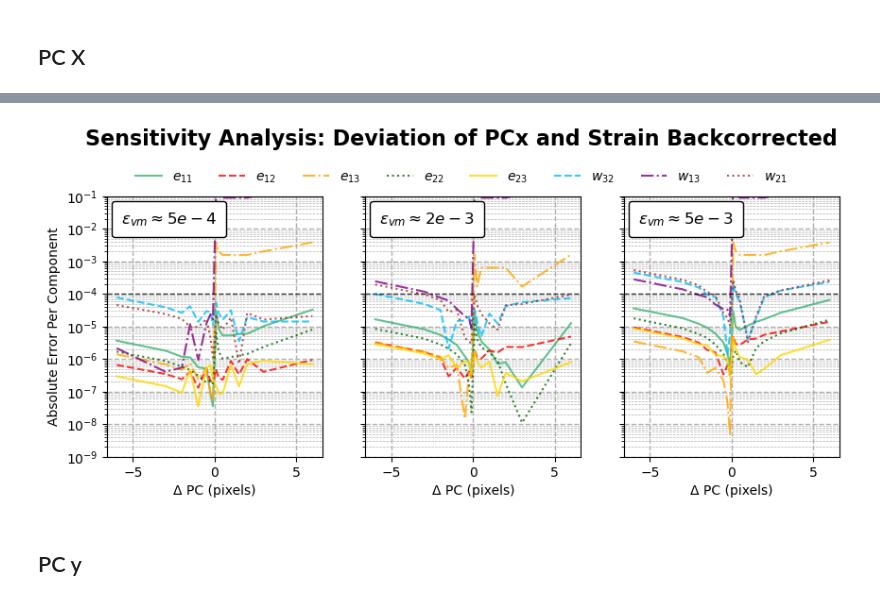
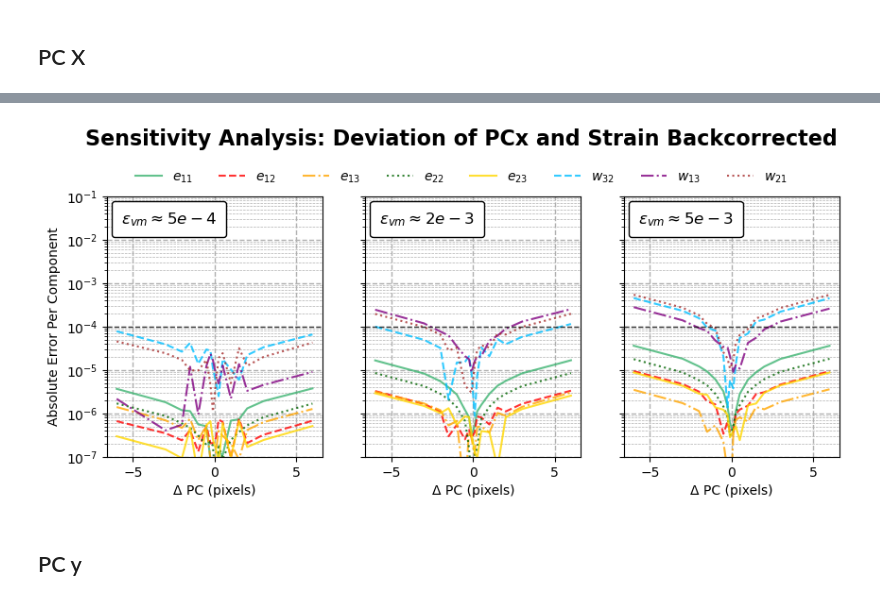
Before and after one commit to crestienne/IDIC-HREBSD, a Jupyter notebook: VisualizingResults-PCsensitivity.ipynb, the cells around one changed output, grey strips where cells are left out. Saved outputs shown, nothing was run; the diff lists cells and outputs as text; code cells hidden in the pictures.

```diff
--- a/VisualizingResults-PCsensitivity.ipynb
+++ b/VisualizingResults-PCsensitivity.ipynb
@@ -97,7 +99,7 @@ order = [15, 14, 13, 12, 11, 10, 9, 8, 0, 1, 2, 3, 4, 5, 6, 7]
 #copy the epsilont
 epsilon_copy = epsilon.copy()
 omega_copy = omega.copy()
-
+h_calc_copy = h_calc.copy()
 
 print(epsilon_copy.shape)
 print(omega_copy.shape)
@@ -105,7 +107,7 @@ print(omega_copy.shape)
 for i in range(len(order)):
     epsilon[i, :, :, :] = epsilon_copy[order[i], :, :, :]
     omega[i, :, :, :] = omega_copy[order[i], :, :, :]
-    h_calc[i, :, :] = h_calc[order[i], :, :]
+    h_calc[i, :, :] = h_calc_copy[order[i], :, :]
 epsilon = epsilon.reshape(Rows*Columns, 3, 3)
 omega = omega.reshape(Rows*Columns, 3, 3)
 h_calc = h_calc.reshape(Rows*Columns, 8)
@@ -571,7 +565,7 @@ for ax_idx, col in enumerate(column):
     # Add horizontal dashed line at 1e-4
     ax[ax_idx].axhline(y=1e-4, color='black', linestyle='--', linewidth=1, alpha=0.7)
 
-    ax[ax_idx].set_ylim(1e-7, 1e1)
+    ax[ax_idx].set_ylim(1e-7, 1e-1)
 
 
     ax[ax_idx].set_xlabel("ΔPC (pixels)")
@@ -1480,12 +1474,12 @@ PC x
 # %%
 #inputs -----
 alpha = np.ones(len(delpc)) # no change in the pc width
-delx = -1*delpc  # the change in pcx
+delx = 0 - delpc  # the change in pcx
 dely = np.zeros(len(delpc))  # no change in pcy
 TS_inv_pcx = np.zeros((3,3,len(delpc)))  # preallocate the inverse transformation matrix array
 
 for i in range(len(delpc)):
-    TS = np.array(([alpha[i], 0, (-1*delx[i]/alpha[i])], [0, alpha[i], (-1*dely[i]/alpha[i])], [0, 0, 1]))  # the three theta values
+    TS = np.array(([1/alpha[i], 0, (-1*delx[i]/alpha[i])], [0, 1/alpha[i], (-1*dely[i]/alpha[i])], [0, 0, 1]))  # the three theta values
     #find the inverse of TS
     TS_inv_pcx[:,:,i] = TS
 
@@ -1750,14 +1744,14 @@ print(w21_true)
 
 #subtract the true values from the pcx values from each row in e11_pcx to get the error
 # Explicit broadcasting: each row gets the same 12 true values subtracted
-e11_pcx_error = np.abs(np.abs(e11_pcx) - np.abs(e11_true[None, :]))
-e12_pcx_error = np.abs(np.abs(e12_pcx) - np.abs(e12_true[None, :]))
-e13_pcx_error = np.abs(np.abs(e13_pcx) - np.abs(e13_true[None, :]))
-e22_pcx_error = np.abs(np.abs(e22_pcx) - np.abs(e22_true[None, :]))
-e23_pcx_error = np.abs(np.abs(e23_pcx) - np.abs(e_23_true[None, :]))
-w32_pcx_error = np.abs(np.abs(w32_pcx) - np.abs(w32_true[None, :]))
-w13_pcx_error = np.abs(np.abs(w13_pcx) - np.abs(w13_true[None, :]))
-w21_pcx_error = np.abs(np.abs(w21_pcx) - np.abs(w21_true[None, :]))
+e11_pcx_error = np.abs(e11_pcx - e11_true[None, :])
+e12_pcx_error = np.abs(e12_pcx - e12_true[None, :])
+e13_pcx_error = np.abs(e13_pcx - e13_true[None, :])
+e22_pcx_error = np.abs(e22_pcx - e22_true[None, :])
+e23_pcx_error = np.abs(e23_pcx - e_23_true[None, :])
+w32_pcx_error = np.abs(w32_pcx - w32_true[None, :])
+w13_pcx_error = np.abs(w13_pcx - w13_true[None, :])
+w21_pcx_error = np.abs(w21_pcx - w21_true[None, :])
 # %% [output]
 e11_pcx shape:  (16, 12)
 (12,)
@@ -1956,7 +1950,7 @@ for ax_idx, col in enumerate(column):
     # Add horizontal dashed line at 1e-4
     ax[ax_idx].axhline(y=1e-4, color='black', linestyle='--', linewidth=1, alpha=0.7)
 
-    ax[ax_idx].set_ylim(1e-9, 1e-1)
+    ax[ax_idx].set_ylim(1e-7, 1e-1)
 
 
     ax[ax_idx].set_xlabel("Δ PC (pixels)")
@@ -1972,34 +1966,34 @@ for ax_idx, col in enumerate(column):
         ax[ax_idx].set_yticklabels([])   # hide y labels for middle
     else:
         title = r"$ \epsilon_{vm} \approx 5e-3$"
         ax[ax_idx].set_yticklabels([])   # hide y labels for rightmost
 
     at = AnchoredText(title,
                       loc='upper left',                # change to 'upper right' etc.
                       prop=dict(size=12, weight='bold'),
                       frameon=True)
     at.patch.set_boxstyle("round,pad=0.2")
     ax[ax_idx].add_artist(at)
 
     ax[ax_idx].grid(which='both', axis='both', linestyle='--', linewidth=0.5)
     # make the major grid lines more prominent
     ax[ax_idx].grid(which='major', axis='both', linestyle='--', linewidth=1.0)
 
 
     #ax[ax_idx].set_xticks([0.1, 0.5, 1.0, 2.0, 3.0, 6.0])
     #ax[ax_idx].set_xticklabels(['0.1', '0.5', '1.0', '2.0', '3.0', '6.0'])
 
 fig.suptitle(f"Sensitivity Analysis: Deviation of PCx and Strain Backcorrected", fontsize=16, fontweight='bold', y=0.98)
 
 
 # collect handles/labels from the first axis (unique)
 handles, labels = ax[0].get_legend_handles_labels()
 fig.legend(handles, labels, loc='upper center', bbox_to_anchor=(0.5, 0.90), ncol=9, frameon=False)
 plt.subplots_adjust(top=0.80)
 plt.savefig(f'{foldername}/Relative_Error_PCx_and_Strain_Backcorrected.png', dpi=300)
 plt.show()
 # %% [output]
-[figure, old version]
+[figure, new version]
 # %% [markdown]
 ## PC y
 # %%
```
Also changed, not shown: parts of 11 cells of this notebook.
